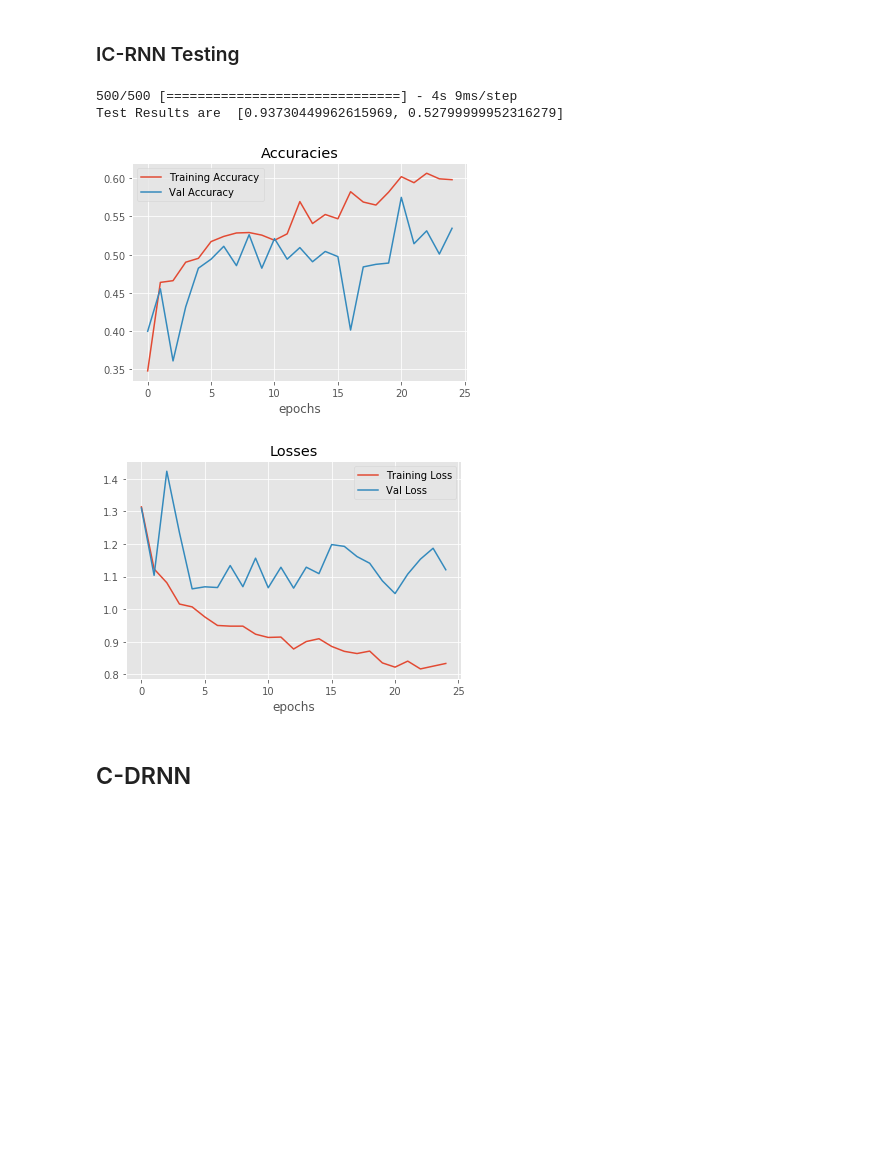
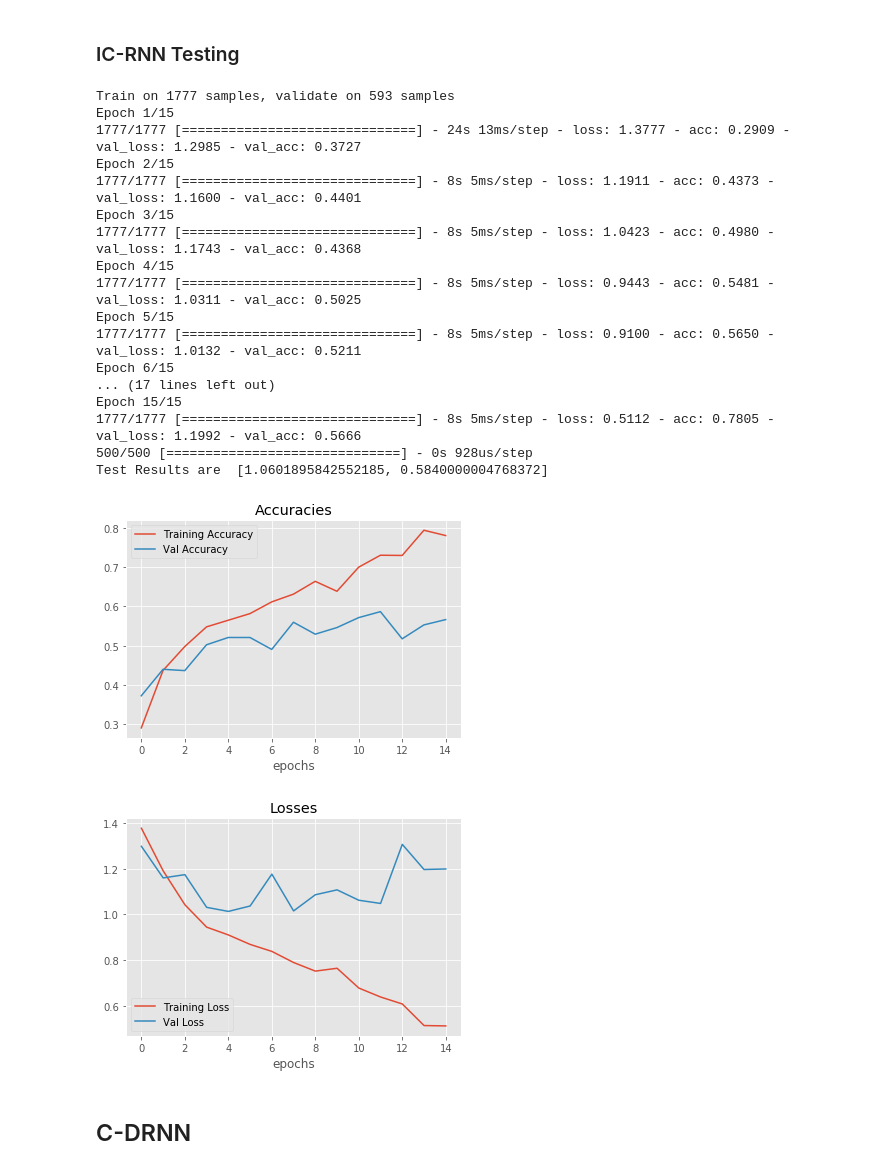
Before and after one commit to kunalpatel1793/Neural-Nets-Final-Project, a Jupyter notebook: Model.ipynb, the cells around one changed output. Saved outputs shown, nothing was run; the diff lists cells and outputs as text; code cells hidden in the pictures; blank space fills up the shorter version.

```diff
--- a/Model.ipynb
+++ b/Model.ipynb
@@ -69,8 +71,8 @@ bs, t, f = train_data.shape
 '\nbs, t, f = data.shape\nnp.random.seed(42)\nshuffle = np.random.choice(bs,bs,replace=False)\n\ntrain_samples = 237\ntrain_data = data[shuffle[:train_samples],:,:]\ntrain_labels = enc_labels[shuffle[ ...
 # %%
 #Prepare the data by taking out nans and dividing into test and train
-#file_path = '/home/carla/Downloads/project_datasets/project_datasets/'
-file_path = '/home/kunal/Desktop/FinalProject/datasets/'
+file_path = '/home/carla/Downloads/project_datasets/project_datasets/'
+#file_path = '/home/kunal/Desktop/FinalProject/datasets/'
 train_data, test_data, train_labels, test_labels = prepare_data(file_path,
                                                                 num_test_samples = 50,
                                                                 verbose= False,
@@ -121,8 +123,8 @@ print test_data.shape
 (50, 22, 1000)
 # %%
 #Augment the data into a bigger set by windowing
-train_data_sliced, train_labels_sliced = create_window_data(train_data, train_labels, windows=10)
-test_data_sliced, test_labels_sliced = create_window_data(test_data, test_labels, windows=10)
+train_data_sliced, train_labels_sliced = create_window_data(train_data, train_labels, windows=10,window_size=512)
+test_data_sliced, test_labels_sliced = create_window_data(test_data, test_labels, windows=10,window_size=512)
 
 train_data_sliced = train_data_sliced.swapaxes(1,2)
 test_data_sliced = test_data_sliced.swapaxes(1,2)
@@ -471,59 +537,74 @@ tower2 = BatchNormalization()(tower2)
 tower3 = Conv1D(32, 8, strides=2,activation='relu',padding="causal")(inputs)
 tower3 = BatchNormalization()(tower3)
 #tower4 = MaxPooling1D()(inputs)
 x = concatenate([tower1,tower2,tower3],axis=2)
 x = Dropout(0.5)(x)
 
 # Second Inception
-#tower1 = Conv1D(32, 2, strides=2,activation='relu',padding="causal")(x)
-#tower1 = BatchNormalization()(tower1)
-#tower2 = Conv1D(32, 4, strides=2,activation='relu',padding="causal")(x)
-#tower2 = BatchNormalization()(tower2)
-#tower3 = Conv1D(32, 8, strides=2,activation='relu',padding="causal")(x)
-#tower3 = BatchNormalization()(tower3)
+tower1 = Conv1D(32, 2, strides=2,activation='relu',padding="causal")(x)
+tower1 = BatchNormalization()(tower1)
+tower2 = Conv1D(32, 4, strides=2,activation='relu',padding="causal")(x)
+tower2 = BatchNormalization()(tower2)
+tower3 = Conv1D(32, 8, strides=2,activation='relu',padding="causal")(x)
+tower3 = BatchNormalization()(tower3)
 #tower4 = MaxPooling1D()(x)
-#x = concatenate([tower1,tower2,tower3],axis=2)
-#x = Dropout(0.5)(x)
+x = concatenate([tower1,tower2,tower3],axis=2)
+x = Dropout(0.5)(x)
 
 
 # Third Inception
-#tower1 = Conv1D(32, 2, strides=2,activation='relu',padding="causal")(x)
-#tower1 = BatchNormalization()(tower1)
-#tower2 = Conv1D(32, 4, strides=2,activation='relu',padding="causal")(x)
-#tower2 = BatchNormalization()(tower2)
-#tower3 = Conv1D(32, 8, strides=2,activation='relu',padding="causal")(x)
-#tower3 = BatchNormalization()(tower3)
+tower1 = Conv1D(32, 2, strides=2,activation='relu',padding="causal")(x)
+tower1 = BatchNormalization()(tower1)
+tower2 = Conv1D(32, 4, strides=2,activation='relu',padding="causal")(x)
+tower2 = BatchNormalization()(tower2)
+tower3 = Conv1D(32, 8, strides=2,activation='relu',padding="causal")(x)
+tower3 = BatchNormalization()(tower3)
 #tower4 = MaxPooling1D()(x)
-#x = concatenate([tower1,tower2,tower3],axis=2)
-#x = Dropout(0.5)(x)
+x = concatenate([tower1,tower2,tower3],axis=2)
+x = Dropout(0.5)(x)
 
 
-x = (LSTM(32,activation='tanh',return_sequences=True))(x)
-x = (LSTM(32,activation='tanh',return_sequences=True))(x)
-x = (LSTM(32,activation='tanh',return_sequences=True))(x)
-x = (LSTM(32,activation='tanh'))(x)
+x = (GRU(32,activation='tanh',return_sequences=True))(x)
+x = (GRU(32,activation='tanh',return_sequences=True))(x)
+x = (GRU(32,activation='tanh',return_sequences=True))(x)
+x = (GRU(32,activation='tanh'))(x)
 
 
 predictions = Dense(4,activation='softmax')(x)
 
 model = Model(inputs=inputs, outputs=predictions)
 
 model.compile(optimizer = 'rmsprop',
              loss = 'categorical_crossentropy',
              metrics=['accuracy'])
 
 #hist.history is a dictionary with all accs and losses
-hist = model.fit(train_data_sliced,train_labels_sliced,epochs=25,validation_split=0.25,batch_size=32,verbose=0)
-test_score = model.evaluate(test_data_sliced, test_labels_sliced, batch_size=32)
+hist = model.fit(train_data_sliced,train_labels_sliced,epochs=15,validation_split=0.25,batch_size=64,verbose=1)
+test_score = model.evaluate(test_data_sliced, test_labels_sliced, batch_size=64)
 
 print "Test Results are ", test_score
 plot_hist([hist.history['acc'],hist.history['val_acc']],['Training Accuracy','Val Accuracy'],title='Accuracies')
 plot_hist([hist.history['loss'],hist.history['val_loss']],['Training Loss','Val Loss'],title='Losses')
 # %% [output]
-500/500 [==============================] - 4s 9ms/step
-Test Results are  [0.93730449962615969, 0.52799999952316279]
+Train on 1777 samples, validate on 593 samples
+Epoch 1/15
+1777/1777 [==============================] - 24s 13ms/step - loss: 1.3777 - acc: 0.2909 - val_loss: 1.2985 - val_acc: 0.3727
+Epoch 2/15
+1777/1777 [==============================] - 8s 5ms/step - loss: 1.1911 - acc: 0.4373 - val_loss: 1.1600 - val_acc: 0.4401
+Epoch 3/15
+1777/1777 [==============================] - 8s 5ms/step - loss: 1.0423 - acc: 0.4980 - val_loss: 1.1743 - val_acc: 0.4368
+Epoch 4/15
+1777/1777 [==============================] - 8s 5ms/step - loss: 0.9443 - acc: 0.5481 - val_loss: 1.0311 - val_acc: 0.5025
+Epoch 5/15
+1777/1777 [==============================] - 8s 5ms/step - loss: 0.9100 - acc: 0.5650 - val_loss: 1.0132 - val_acc: 0.5211
+Epoch 6/15
+... (17 lines left out)
+Epoch 15/15
+1777/1777 [==============================] - 8s 5ms/step - loss: 0.5112 - acc: 0.7805 - val_loss: 1.1992 - val_acc: 0.5666
+500/500 [==============================] - 0s 928us/step
+Test Results are  [1.0601895842552185, 0.5840000004768372]
-[figure, old version]
+[figure, new version]
-[figure, old version]
+[figure, new version]
 # %% [markdown]
 ## C-DRNN
 # %%
```
Also changed, not shown: parts of 11 cells of this notebook, 2 other files.
